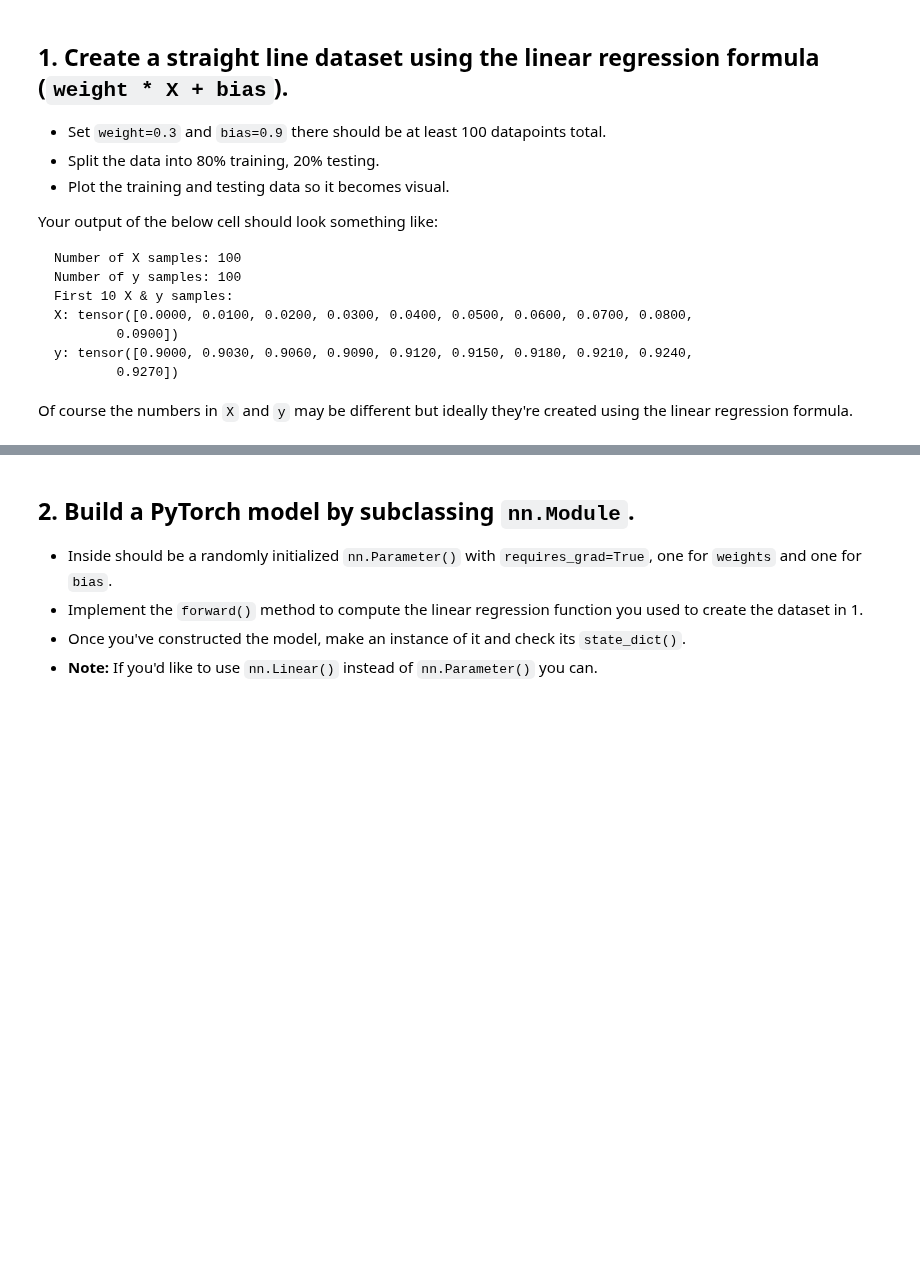
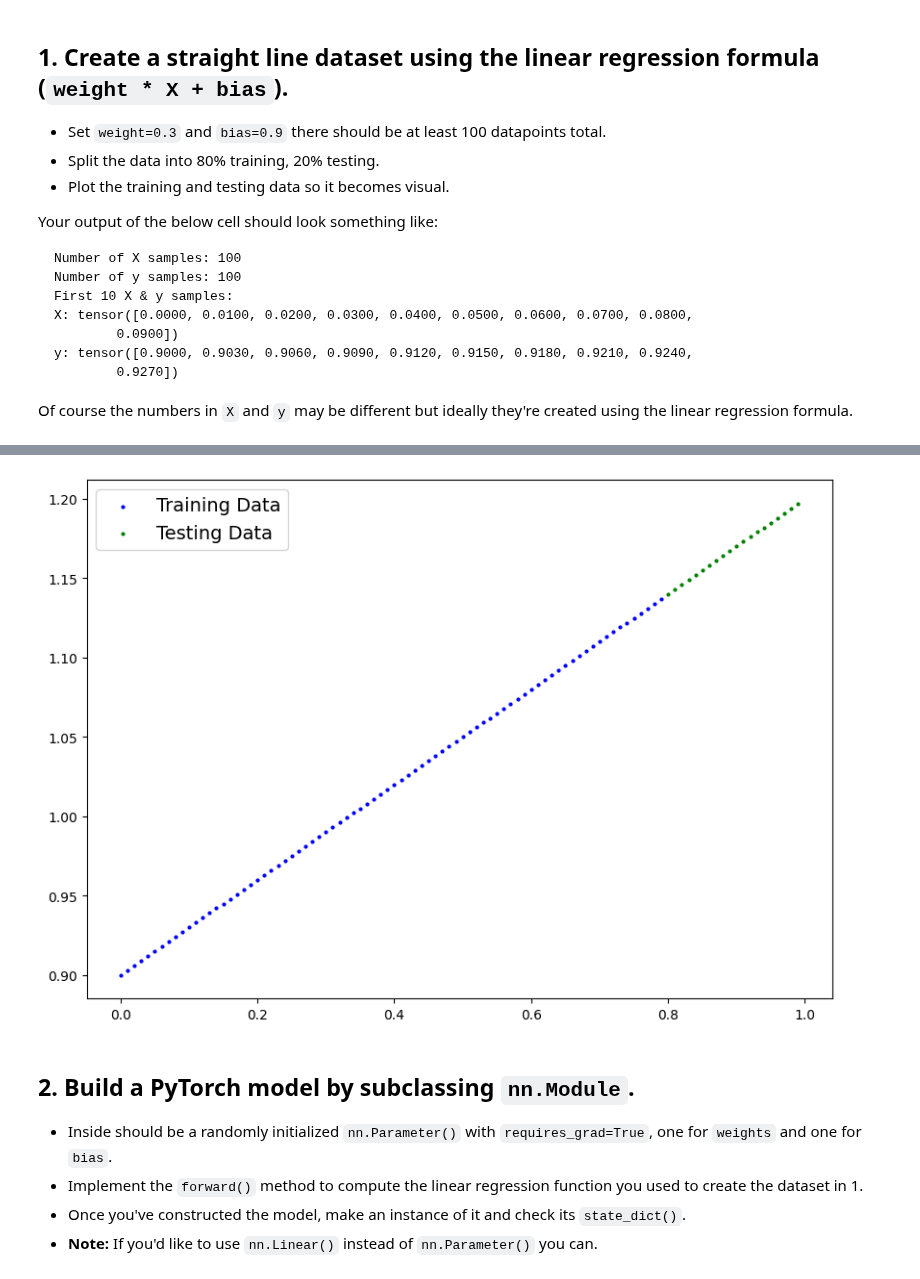
Before and after one commit to yash121299/PyTorch_Learning, a Jupyter notebook: 01_PyTorch_Workflow_Exercises.ipynb, the cells around one changed output, grey strips where cells are left out. Cells and saved outputs as stored; diff of their text form; code cells hidden in the pictures; blank space fills up the shorter version.

```diff
--- a/01_PyTorch_Workflow_Exercises.ipynb
+++ b/01_PyTorch_Workflow_Exercises.ipynb
@@ -17,2 +21,4 @@ You can see one form of [solutions on GitHub](https://github.com/mrdbourke/pytor
 # %%
 # Setup device-agnostic code
+device = "cuda" if torch.cuda.is_available() else "cpu"
+device
@@ -36,10 +44,15 @@ y: tensor([0.9000, 0.9030, 0.9060, 0.9090, 0.9120, 0.9150, 0.9180, 0.9210, 0.924
 Of course the numbers in `X` and `y` may be different but ideally they're created using the linear regression formula.
 # %%
 # Create the data parameters
+weight = 0.3
+bias = 0.9
 
-
+start = 0
+stop = 1
+step = 0.01
 # Make X and y using linear regression feature
-
+X = torch.arange(start,stop,step).unsqueeze(dim=1).to(device=device)
+y=weight*X + bias
 
 print(f"Number of X samples: {len(X)}")
 print(f"Number of y samples: {len(y)}")
@@ -47,2 +78,6 @@ print(f"First 10 X & y samples:\nX: {X[:10]}\ny: {y[:10]}")
 # %%
 # Split the data into training and testing
+train_split = int(0.8 * len(X))
+
+X_train, y_train = X[:train_split],y[:train_split]
+X_test, y_test = X[train_split:],y[train_split:]
@@ -51,3 +84,21 @@ print(f"First 10 X & y samples:\nX: {X[:10]}\ny: {y[:10]}")
+# %%
+# Plot the training and testing data
+def plot_predictions(train_data=X_train,train_labels=y_train,test_data=X_test,test_samples=y_test,predictions=None):
+  plt.figure(figsize=(10,7))
+
+  plt.scatter(X_train,y_train,s=4,c="b",label="Training Data")
+
+  plt.scatter(X_test,y_test,s=4,c="g",label="Testing Data")
+
+  if predictions is not None:
+    plt.scatter(X_test,predictions,s=4,c="r",label="Predictions")
+
+  plt.legend(prop={"size":14})
+  plt.show()
+
+plot_predictions()
+# %% [output]
+[figure, added]
 # %% [markdown]
 ## 2. Build a PyTorch model by subclassing `nn.Module`.
   * Inside should be a randomly initialized `nn.Parameter()` with `requires_grad=True`, one for `weights` and one for `bias`.
```
Also changed, not shown: parts of 17 cells of this notebook.
